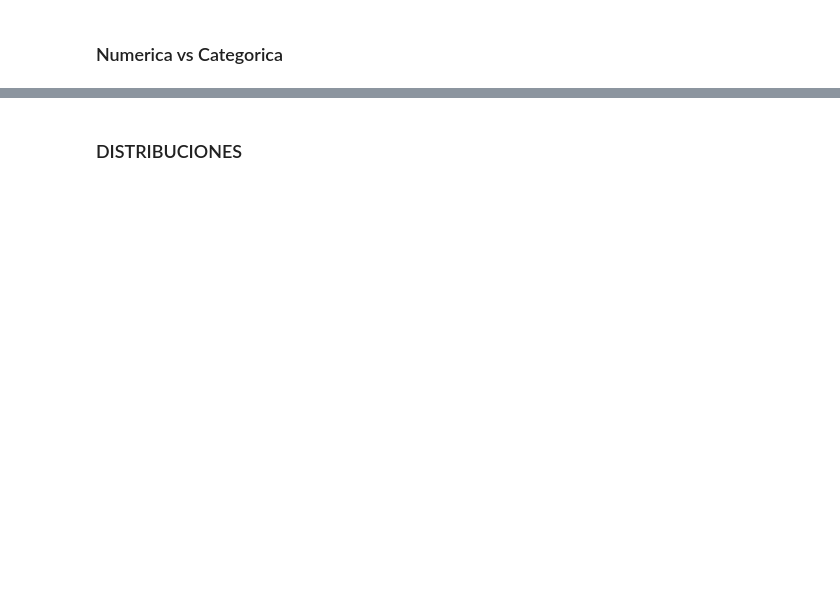
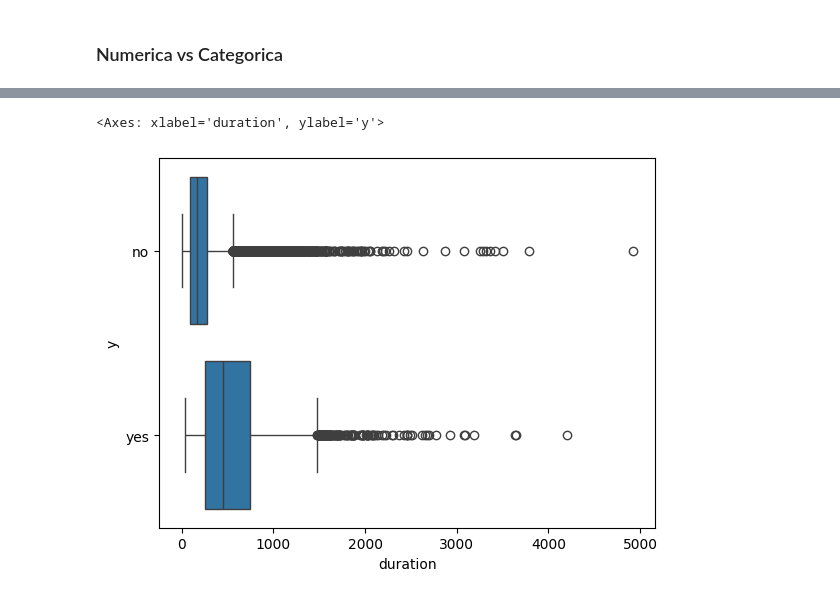
Before and after one commit to diegodelarubia/Trabajo_Final_Master-TFM-, a Jupyter notebook: TFM.ipynb, the cells around one changed output, grey strips where cells are left out. Saved outputs shown, nothing was run; the diff lists cells and outputs as text; code cells hidden in the pictures; blank space fills up the shorter version.

```diff
--- a/TFM.ipynb
+++ b/TFM.ipynb
@@ -270,4 +509,5 @@ sns.boxplot(x='age', y='job', data=df)
 # %%
-sns.boxplot(x='age', y='default', data=df)
+sns.boxplot(x='duration', y='y', data=df)
+# %% [output]
+<Axes: xlabel='duration', ylabel='y'>
+[figure, added]
-# %% [markdown]
-### DISTRIBUCIONES
```
Also changed, not shown: parts of 66 cells of this notebook, 1 other file.
